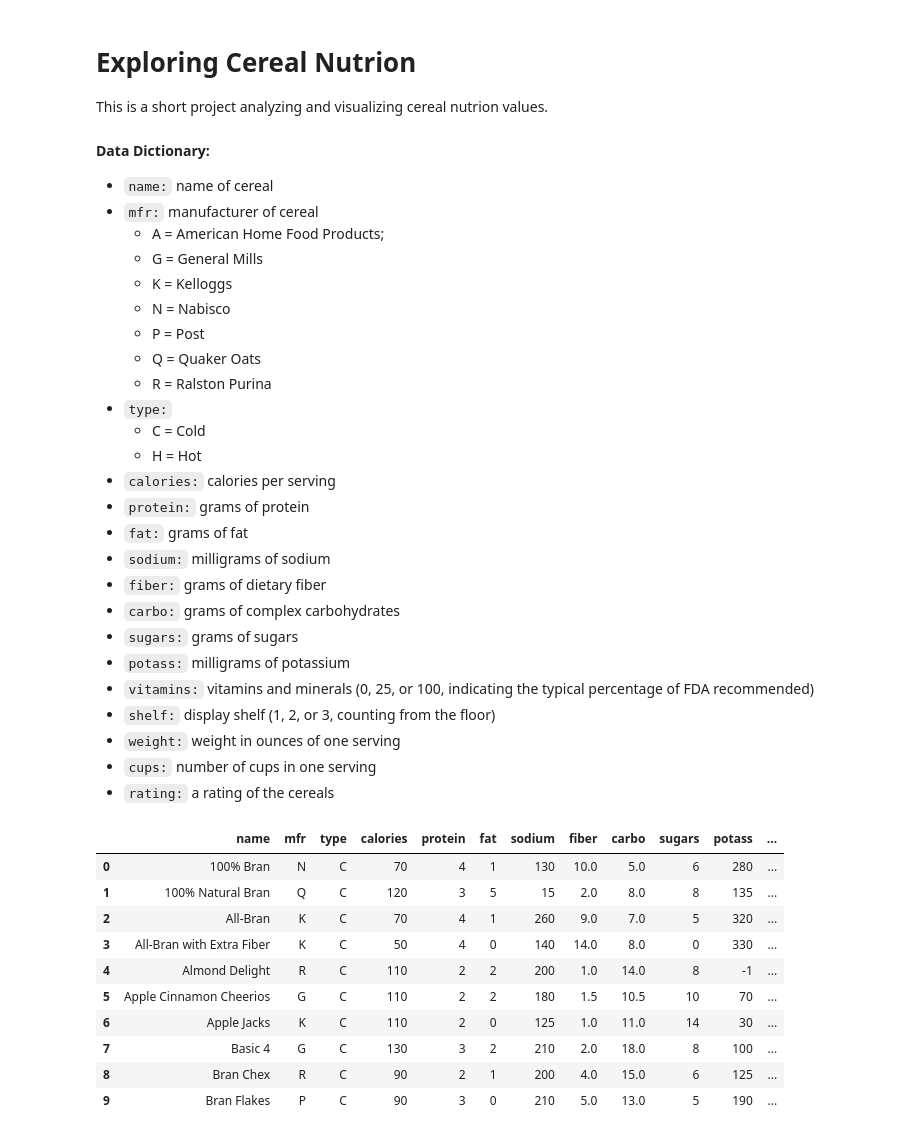
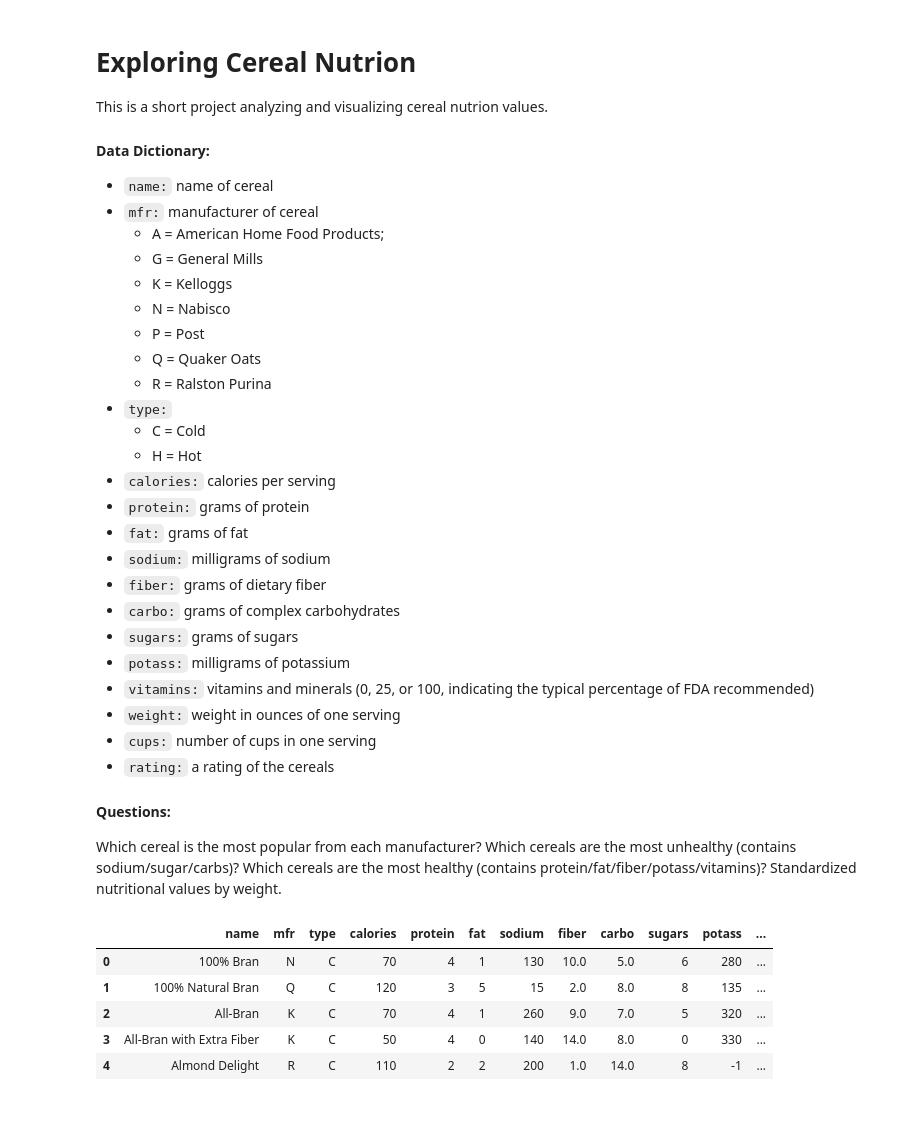
Before and after one commit to Witiko-5/Data-Science-Projects, a Jupyter notebook: Cereal Nutrition.ipynb, the cells around one changed output. Drawn from its saved outputs; the diff is of its cells as text; code cells hidden in the pictures.

```diff
--- a/Cereal Nutrition.ipynb
+++ b/Cereal Nutrition.ipynb
@@ -26,29 +26,34 @@ This is a short project analyzing and visualizing cereal nutrion values.
 - `sugars:` grams of sugars
 - `potass:` milligrams of potassium
 - `vitamins:` vitamins and minerals (0, 25, or 100, indicating the typical percentage of FDA recommended)
-- `shelf:` display shelf (1, 2, or 3, counting from the floor)
 - `weight:` weight in ounces of one serving
 - `cups:` number of cups in one serving
 - `rating:` a rating of the cereals
+
+#### Questions:
+
+Which cereal is the most popular from each manufacturer?
+Which cereals are the most unhealthy (contains sodium/sugar/carbs)?
+Which cereals are the most healthy (contains protein/fat/fiber/potass/vitamins)?
+Standardized nutritional values by weight.
 # %%
 # Import libraries
 import pandas as pd
 import matplotlib.pyplot as plt
+import seaborn as sns
 %matplotlib inline
 
 # Read in data
 data = pd.read_csv(r'C:\Users\david\Desktop\Work Data\Unpackaged\Cereal Nutrion\cereal.csv')
 
-data.head(10)
+# Remove unnecessary data
+data = data.drop(columns=['shelf'])
+
+data.head(5)
 # %% [output]
 |  | name | mfr | type | calories | protein | fat | sodium | fiber | carbo | sugars | potass | ... |
 | 0 | 100% Bran | N | C | 70 | 4 | 1 | 130 | 10.0 | 5.0 | 6 | 280 | ... |
 | 1 | 100% Natural Bran | Q | C | 120 | 3 | 5 | 15 | 2.0 | 8.0 | 8 | 135 | ... |
 | 2 | All-Bran | K | C | 70 | 4 | 1 | 260 | 9.0 | 7.0 | 5 | 320 | ... |
 | 3 | All-Bran with Extra Fiber | K | C | 50 | 4 | 0 | 140 | 14.0 | 8.0 | 0 | 330 | ... |
 | 4 | Almond Delight | R | C | 110 | 2 | 2 | 200 | 1.0 | 14.0 | 8 | -1 | ... |
-| 5 | Apple Cinnamon Cheerios | G | C | 110 | 2 | 2 | 180 | 1.5 | 10.5 | 10 | 70 | ... |
-| 6 | Apple Jacks | K | C | 110 | 2 | 0 | 125 | 1.0 | 11.0 | 14 | 30 | ... |
-| 7 | Basic 4 | G | C | 130 | 3 | 2 | 210 | 2.0 | 18.0 | 8 | 100 | ... |
-| 8 | Bran Chex | R | C | 90 | 2 | 1 | 200 | 4.0 | 15.0 | 6 | 125 | ... |
-| 9 | Bran Flakes | P | C | 90 | 3 | 0 | 210 | 5.0 | 13.0 | 5 | 190 | ... |
```
Also changed, not shown: parts of 3 cells of this notebook.
